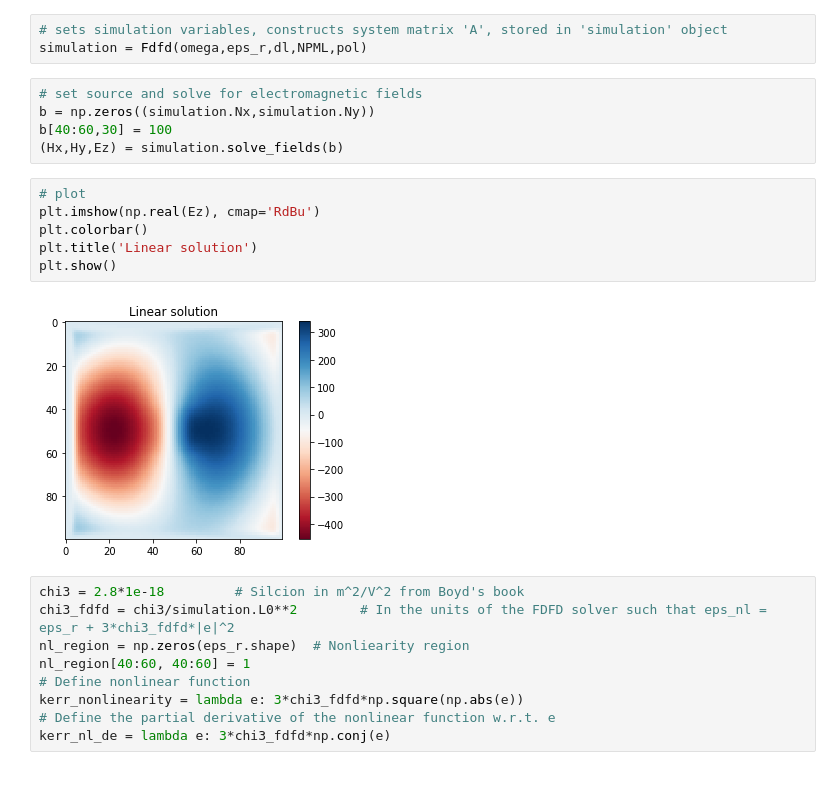
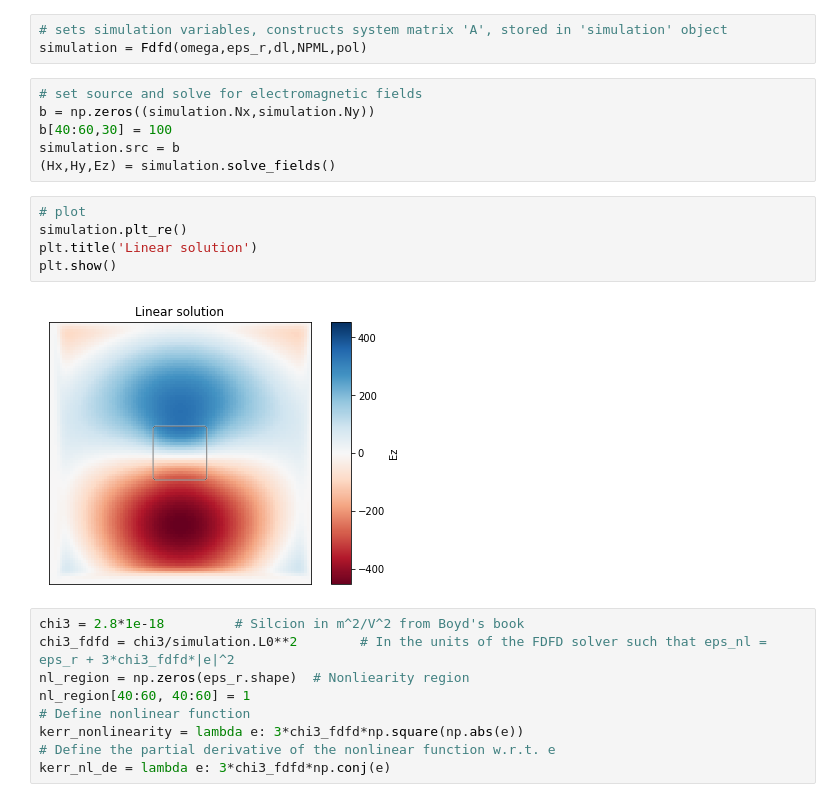
Before and after one commit to fancompute/angler, a Jupyter notebook: Notebooks/Nonlinear_solvers_check.ipynb, the cells around one changed output. Saved outputs shown, nothing was run; the diff lists cells and outputs as text.

```diff
--- a/Notebooks/Nonlinear_solvers_check.ipynb
+++ b/Notebooks/Nonlinear_solvers_check.ipynb
@@ -23,15 +27,15 @@ simulation = Fdfd(omega,eps_r,dl,NPML,pol)
 # set source and solve for electromagnetic fields
 b = np.zeros((simulation.Nx,simulation.Ny))
 b[40:60,30] = 100
-(Hx,Hy,Ez) = simulation.solve_fields(b)
+simulation.src = b
+(Hx,Hy,Ez) = simulation.solve_fields()
 # %%
 # plot
-plt.imshow(np.real(Ez), cmap='RdBu')
-plt.colorbar()
+simulation.plt_re()
 plt.title('Linear solution')
 plt.show()
 # %% [output]
-[figure, old version]
+[figure, new version]
 # %%
 chi3 = 2.8*1e-18         # Silcion in m^2/V^2 from Boyd's book
 chi3_fdfd = chi3/simulation.L0**2        # In the units of the FDFD solver such that eps_nl = eps_r + 3*chi3_fdfd*|e|^2
```
Also changed, not shown: parts of 8 cells of this notebook.
